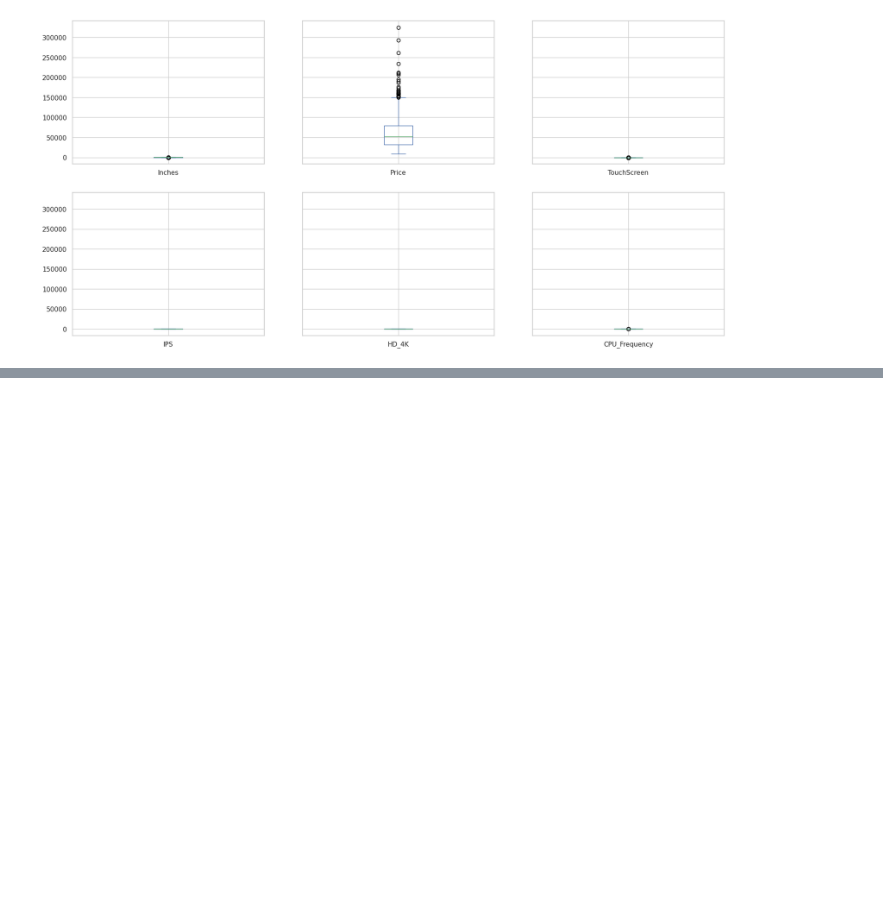
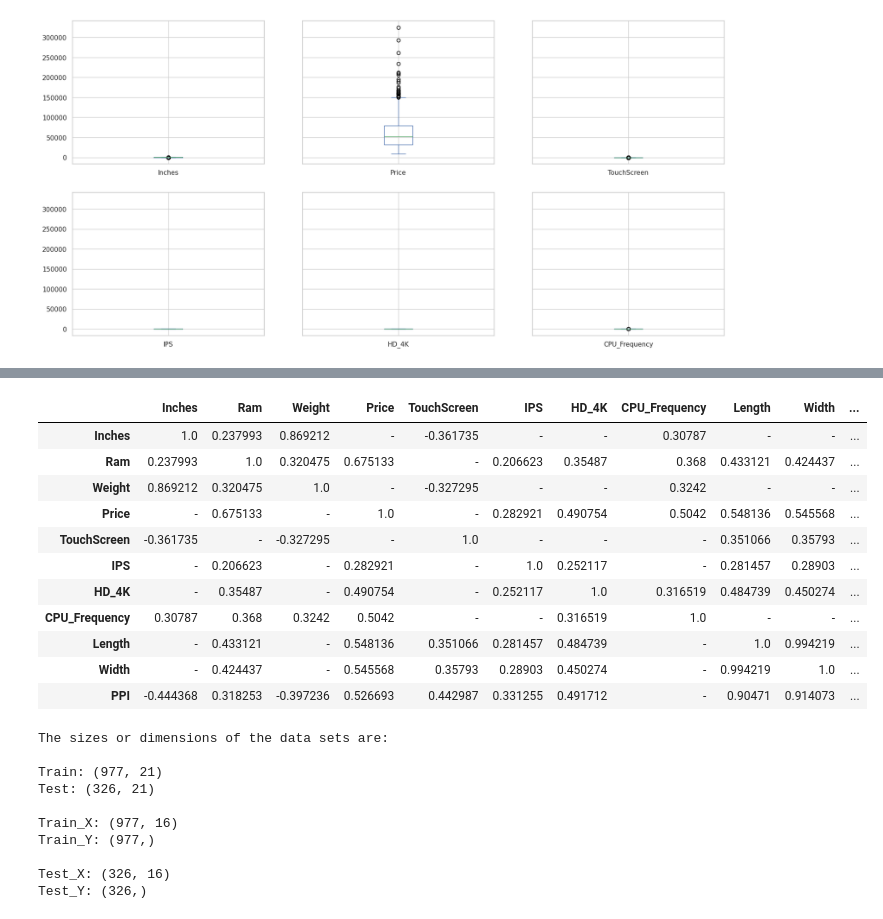
Before and after one commit to Ddasunsandeepa/laptop_price_predictor_project, a Jupyter notebook: notebooks/FC212017-Dasun/Data_Preprocessing.ipynb, the cells around one changed output, grey strips where cells are left out. Saved outputs shown, nothing was run; the diff lists cells and outputs as text; code cells hidden in the pictures; blank space fills up the shorter version.

```diff
--- a/notebooks/FC212017-Dasun/Data_Preprocessing.ipynb
+++ b/notebooks/FC212017-Dasun/Data_Preprocessing.ipynb
@@ -249,0 +418,46 @@ df_Original.select_dtypes ( np.number ).plot ( kind = 'box' , subplots = True ,
+# %%
+# Optional: filter correlations above threshold for easy view
+numeric_df = df.select_dtypes(include=[np.number])
+cor_matrix = numeric_df.corr()
+important_corr = cor_matrix[(cor_matrix > 0.2) | (cor_matrix < -0.2)].fillna('-')
+display(important_corr)
+
+# Data splitting
+train, test = train_test_split(df, random_state=42)
+
+drop_cols = ['Price', 'Inches', 'Length', 'Width', 'HD_4K']
+
+train_X = train.drop(columns=drop_cols)
+train_Y = train['Price']
+
+test_X = test.drop(columns=drop_cols)
+test_Y = test['Price']
+
+# Dataset dimensions
+print("The sizes or dimensions of the data sets are:\n")
+print(f"Train: {train.shape}\nTest: {test.shape}\n")
+print(f"Train_X: {train_X.shape}\nTrain_Y: {train_Y.shape}\n")
+print(f"Test_X: {test_X.shape}\nTest_Y: {test_Y.shape}")
+# %% [output]
+|  | Inches | Ram | Weight | Price | TouchScreen | IPS | HD_4K | CPU_Frequency | Length | Width | ... |
+| Inches | 1.0 | 0.237993 | 0.869212 | - | -0.361735 | - | - | 0.30787 | - | - | ... |
+| Ram | 0.237993 | 1.0 | 0.320475 | 0.675133 | - | 0.206623 | 0.35487 | 0.368 | 0.433121 | 0.424437 | ... |
+| Weight | 0.869212 | 0.320475 | 1.0 | - | -0.327295 | - | - | 0.3242 | - | - | ... |
+| Price | - | 0.675133 | - | 1.0 | - | 0.282921 | 0.490754 | 0.5042 | 0.548136 | 0.545568 | ... |
+| TouchScreen | -0.361735 | - | -0.327295 | - | 1.0 | - | - | - | 0.351066 | 0.35793 | ... |
+| IPS | - | 0.206623 | - | 0.282921 | - | 1.0 | 0.252117 | - | 0.281457 | 0.28903 | ... |
+| HD_4K | - | 0.35487 | - | 0.490754 | - | 0.252117 | 1.0 | 0.316519 | 0.484739 | 0.450274 | ... |
+| CPU_Frequency | 0.30787 | 0.368 | 0.3242 | 0.5042 | - | - | 0.316519 | 1.0 | - | - | ... |
+| Length | - | 0.433121 | - | 0.548136 | 0.351066 | 0.281457 | 0.484739 | - | 1.0 | 0.994219 | ... |
+| Width | - | 0.424437 | - | 0.545568 | 0.35793 | 0.28903 | 0.450274 | - | 0.994219 | 1.0 | ... |
+| PPI | -0.444368 | 0.318253 | -0.397236 | 0.526693 | 0.442987 | 0.331255 | 0.491712 | - | 0.90471 | 0.914073 | ... |
+The sizes or dimensions of the data sets are:
+
+Train: (977, 21)
+Test: (326, 21)
+
+Train_X: (977, 16)
+Train_Y: (977,)
+
+Test_X: (326, 16)
+Test_Y: (326,)
```
Also changed, not shown: parts of 17 cells of this notebook, 1 other file.
